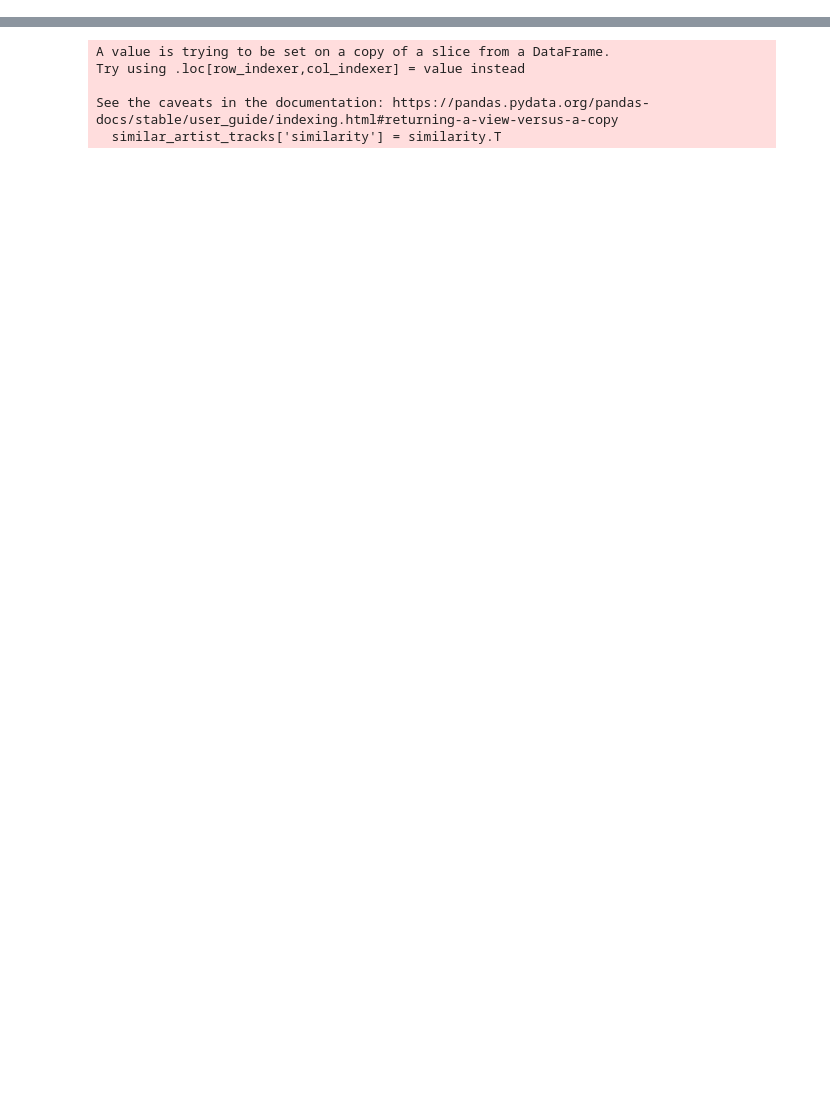
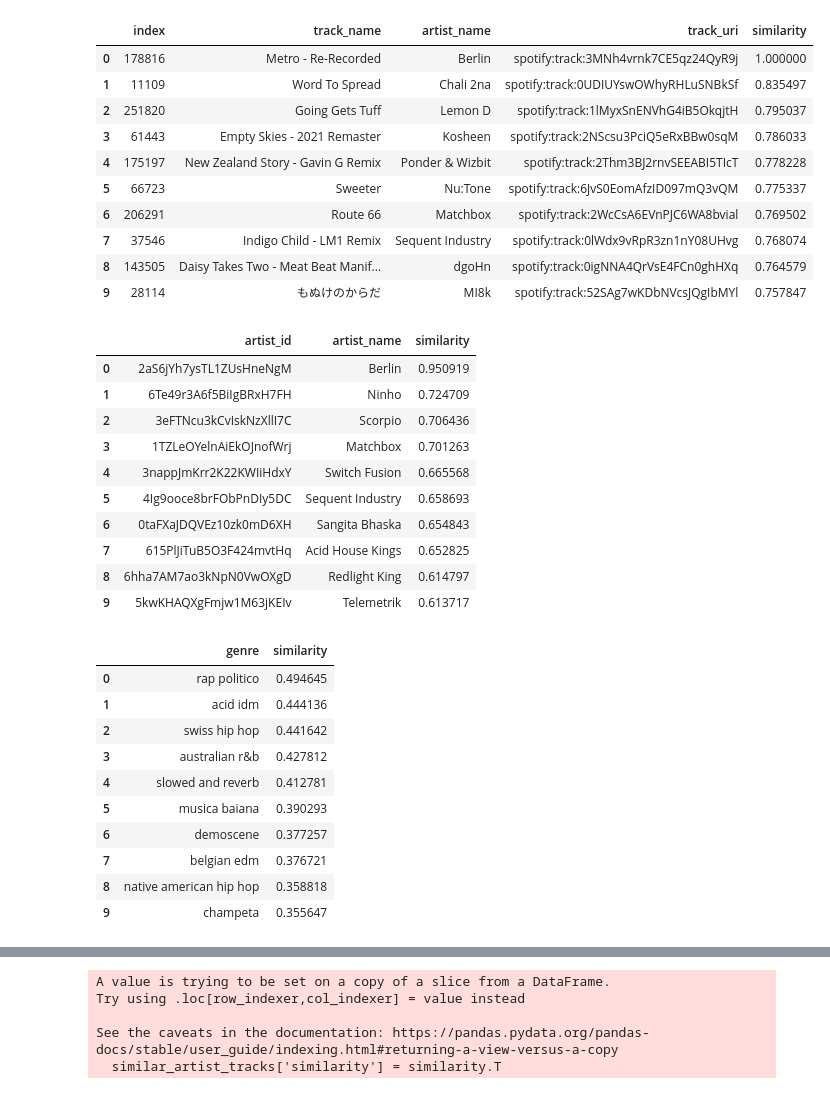
Before and after one commit to rollingstorms/Sound-Content-Music-Recommendation-System, a Jupyter notebook: Exploration and Spotipy.ipynb, the cells around one changed output, grey strips where cells are left out. Saved outputs shown, nothing was run; the diff lists cells and outputs as text; code cells hidden in the pictures; blank space fills up the shorter version.

```diff
--- a/Exploration and Spotipy.ipynb
+++ b/Exploration and Spotipy.ipynb
@@ -44,0 +31,40 @@ latent_space.get_similar_tracks_by_index(180767)
+# %%
+seed = 178816
+
+display(latent_space.get_similar_tracks_by_index(seed))
+display(latent_space.get_similar_artists_by_index(seed))
+display(latent_space.get_similar_genres_by_index(seed))
+# %% [output]
+|  | index | track_name | artist_name | track_uri | similarity |
+| 0 | 178816 | Metro - Re-Recorded | Berlin | spotify:track:3MNh4vrnk7CE5qz24QyR9j | 1.000000 |
+| 1 | 11109 | Word To Spread | Chali 2na | spotify:track:0UDIUYswOWhyRHLuSNBkSf | 0.835497 |
+| 2 | 251820 | Going Gets Tuff | Lemon D | spotify:track:1lMyxSnENVhG4iB5OkqjtH | 0.795037 |
+| 3 | 61443 | Empty Skies - 2021 Remaster | Kosheen | spotify:track:2NScsu3PciQ5eRxBBw0sqM | 0.786033 |
+| 4 | 175197 | New Zealand Story - Gavin G Remix | Ponder & Wizbit | spotify:track:2Thm3BJ2rnvSEEABI5TIcT | 0.778228 |
+| 5 | 66723 | Sweeter | Nu:Tone | spotify:track:6JvS0EomAfzID097mQ3vQM | 0.775337 |
+| 6 | 206291 | Route 66 | Matchbox | spotify:track:2WcCsA6EVnPJC6WA8bvial | 0.769502 |
+| 7 | 37546 | Indigo Child - LM1 Remix | Sequent Industry | spotify:track:0lWdx9vRpR3zn1nY08UHvg | 0.768074 |
+| 8 | 143505 | Daisy Takes Two - Meat Beat Manif... | dgoHn | spotify:track:0igNNA4QrVsE4FCn0ghHXq | 0.764579 |
+| 9 | 28114 | もぬけのからだ | MI8k | spotify:track:52SAg7wKDbNVcsJQgIbMYl | 0.757847 |
+|  | artist_id | artist_name | similarity |
+| 0 | 2aS6jYh7ysTL1ZUsHneNgM | Berlin | 0.950919 |
+| 1 | 6Te49r3A6f5BiIgBRxH7FH | Ninho | 0.724709 |
+| 2 | 3eFTNcu3kCvIskNzXllI7C | Scorpio | 0.706436 |
+| 3 | 1TZLeOYelnAiEkOJnofWrj | Matchbox | 0.701263 |
+| 4 | 3nappJmKrr2K22KWIiHdxY | Switch Fusion | 0.665568 |
+| 5 | 4Ig9ooce8brFObPnDIy5DC | Sequent Industry | 0.658693 |
+| 6 | 0taFXaJDQVEz10zk0mD6XH | Sangita Bhaska | 0.654843 |
+| 7 | 615PlJiTuB5O3F424mvtHq | Acid House Kings | 0.652825 |
+| 8 | 6hha7AM7ao3kNpN0VwOXgD | Redlight King | 0.614797 |
+| 9 | 5kwKHAQXgFmjw1M63jKEIv | Telemetrik | 0.613717 |
+|  | genre | similarity |
+| 0 | rap politico | 0.494645 |
+| 1 | acid idm | 0.444136 |
+| 2 | swiss hip hop | 0.441642 |
+| 3 | australian r&b | 0.427812 |
+| 4 | slowed and reverb | 0.412781 |
+| 5 | musica baiana | 0.390293 |
+| 6 | demoscene | 0.377257 |
+| 7 | belgian edm | 0.376721 |
+| 8 | native american hip hop | 0.358818 |
+| 9 | champeta | 0.355647 |
```
Also changed, not shown: parts of 8 cells of this notebook, 8 other files.
